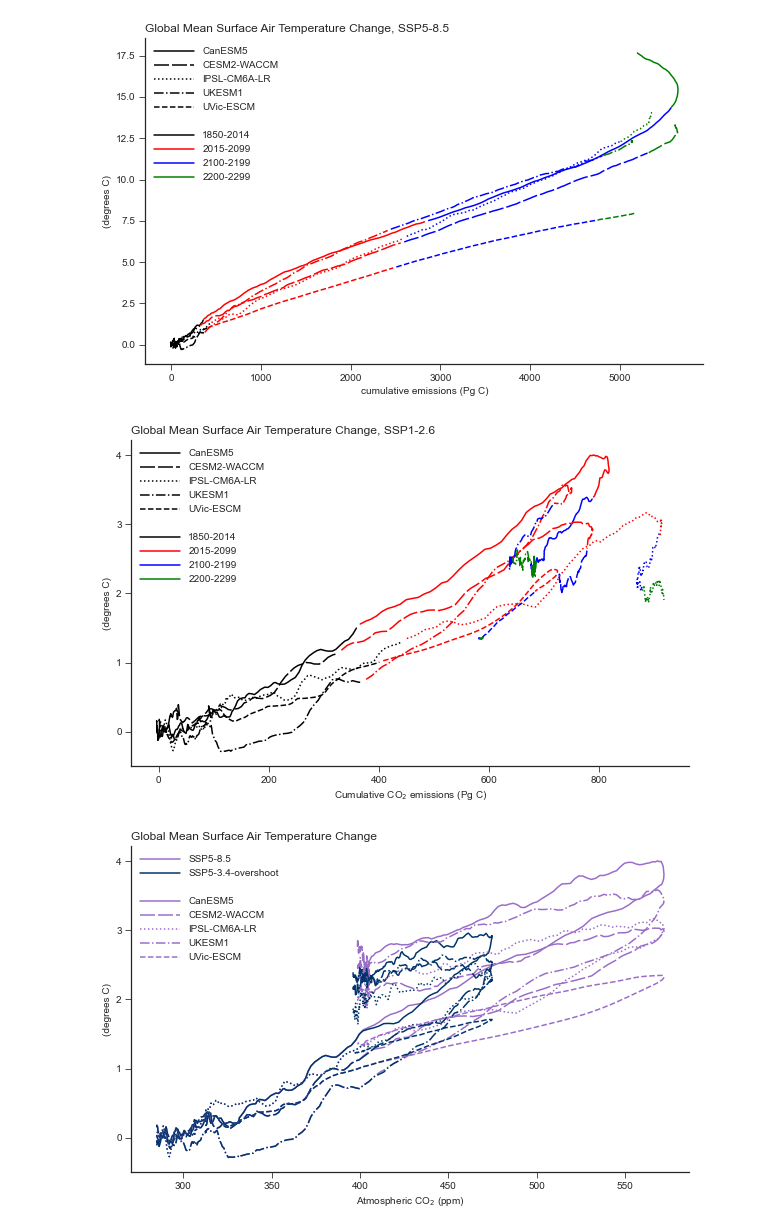
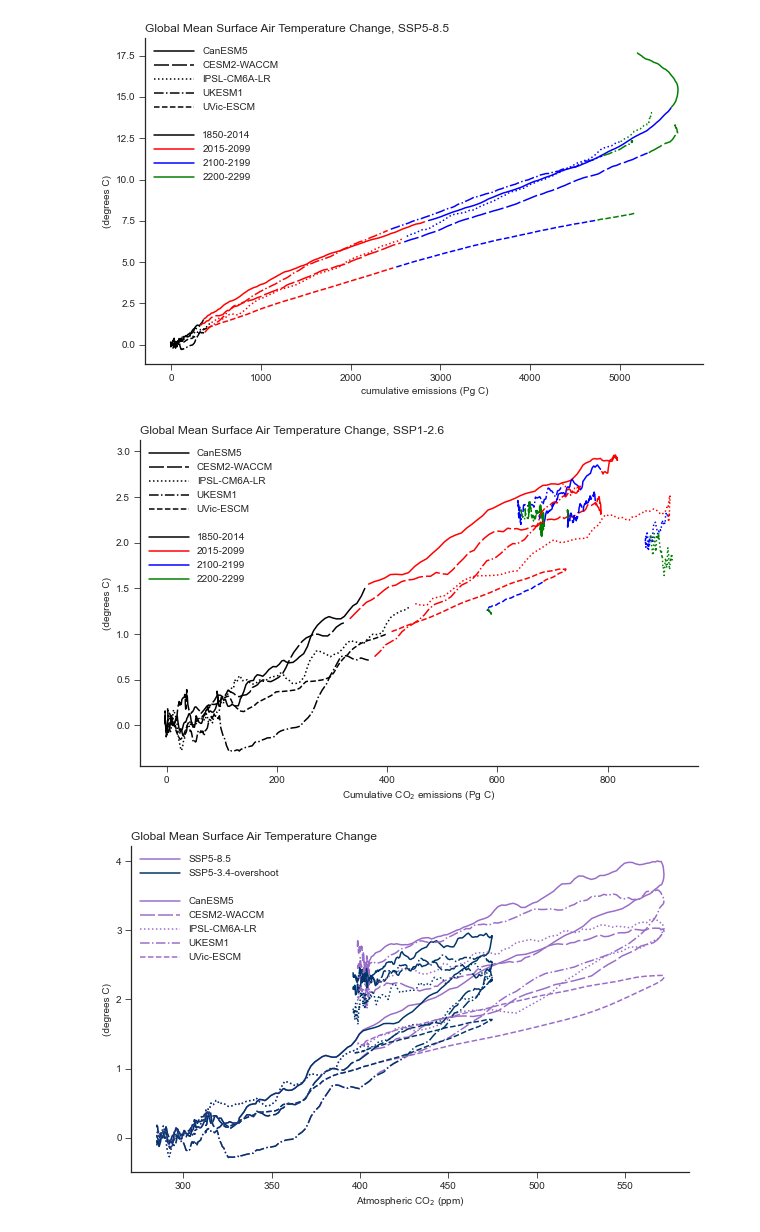
Before and after one commit to ckoven/longterm_carboncycle_three_ssps, a Jupyter notebook: longterm_carboncycle_withssp126.ipynb, the cells around one changed output. Saved outputs shown, nothing was run; the diff lists cells and outputs as text; code cells hidden in the pictures.

Commit message:
updated cesm2 to 2210 and fixed bug

```diff
--- a/longterm_carboncycle_withssp126.ipynb
+++ b/longterm_carboncycle_withssp126.ipynb
@@ -605,6 +605,8 @@ for model_i in range(nmodels):
                 nbpvar = nbpvar * cesm2_zerogppmask
             global_nbp = (nbpvar * sftlfvar.data/100. * areavar.data).sum(dim="lat").sum(dim="lon").compute() * 86400. * 365. * 1e3 * 1e-15
             global_nbp_annual = monthly_to_annual(global_nbp)
+            if models_list[model_i] == 'CESM2-WACCM' and exps_list[exp_i] == 'ssp126':
+                len_cesm2_ssp126 = global_nbp_annual.count()
             try:
                 nbp_trajectories[model_i,exp_i,startyear_exps[exp_i]-startyear_exps[0]:endyear_exps[exp_i]-startyear_exps[0]+1] = global_nbp_annual[startyear_exps[exp_i]-startyear_list[model_i][exp_i]:startyear_exps[exp_i]-startyear_list[model_i][exp_i]+endyear_exps[exp_i]-startyear_exps[exp_i]+1].values
             except:
@@ -1124,8 +1126,9 @@ cum_land_carbon_pgc = nbp_trajectories_2exp.cumsum(dim='time')
 cum_ocn_carbon_pgc = fgco2_trajectories_2exp.cumsum(dim='time')
 
 ### filter out later CESM2-WACCM timepoints
-cum_land_carbon_pgc[1,2,336:] = None
-cum_ocn_carbon_pgc[1,2,336:] = None
+stopind_cesm2_ssp126 = int(len_cesm2_ssp126) + (2015-1850)
+cum_land_carbon_pgc[1,2,stopind_cesm2_ssp126:] = None
+cum_ocn_carbon_pgc[1,2,stopind_cesm2_ssp126:] = None
 
 cum_emissions_pgc = atm_co2_pgc + cum_land_carbon_pgc + cum_ocn_carbon_pgc
 # %%
@@ -1425,7 +1428,7 @@ linelist = []
 for model_i in range(nmodels):
     a1, = ax.plot(cum_emissions_pgc[0,:, model_i], tas_trajectories_2exp[model_i,0,:] - tas_trajectories_2exp[model_i,0,0:years_to_average_gmst].mean(), color=ssp585_color, linestyle=dashlist[model_i])
     a2, = ax.plot(cum_emissions_pgc[1,:, model_i], tas_trajectories_2exp[model_i,1,:] - tas_trajectories_2exp[model_i,0,0:years_to_average_gmst].mean(), color=ssp534os_color, linestyle=dashlist[model_i])
-    a3, = ax.plot(cum_emissions_pgc[2,:, model_i], tas_trajectories_2exp[model_i,1,:] - tas_trajectories_2exp[model_i,0,0:years_to_average_gmst].mean(), color=ssp126_color, linestyle=dashlist[model_i])
+    a3, = ax.plot(cum_emissions_pgc[2,:, model_i], tas_trajectories_2exp[model_i,2,:] - tas_trajectories_2exp[model_i,0,0:years_to_average_gmst].mean(), color=ssp126_color, linestyle=dashlist[model_i])
     if model_i == 0:
         linelist.append(a1)
         linelist.append(a2)
@@ -1480,7 +1483,7 @@ ax = plt.subplot(111)
 linelist = []
 for model_i in range(nmodels):
     a2, = ax.plot(cum_emissions_pgc[1,:, model_i], tas_trajectories_2exp[model_i,1,:] - tas_trajectories_2exp[model_i,0,0:years_to_average_gmst].mean(), color=ssp534os_color, linestyle=dashlist[model_i])
-    a3, = ax.plot(cum_emissions_pgc[2,:, model_i], tas_trajectories_2exp[model_i,1,:] - tas_trajectories_2exp[model_i,0,0:years_to_average_gmst].mean(), color=ssp126_color, linestyle=dashlist[model_i])
+    a3, = ax.plot(cum_emissions_pgc[2,:, model_i], tas_trajectories_2exp[model_i,2,:] - tas_trajectories_2exp[model_i,0,0:years_to_average_gmst].mean(), color=ssp126_color, linestyle=dashlist[model_i])
     if model_i == 0:
         linelist.append(a2)
         linelist.append(a3)
@@ -1571,35 +1574,35 @@ plt.savefig('temp_vs_cumulative_emissions_ssp585_bycentury.png', dpi=300, format
 ### just show the SSP51-2.6, but color based on the century
 ax = plt.subplot(111)
 
 period_list = ['1850-2014','2015-2099','2100-2199','2200-2299']
 period_tstart = np.array([1850,2015,2100,2200], dtype=np.int)-1850
 period_tend = np.array([2015,2100,2200,2300], dtype=np.int)-1850
 colors = ['black','red','blue','green']
 linelist = []
 linelist2 = []
 for model_i in range(nmodels):
     for period_i in range(len(period_list)):
-        a1, = ax.plot(cum_emissions_pgc[2,period_tstart[period_i]:period_tend[period_i], model_i], tas_trajectories_2exp[model_i,1,period_tstart[period_i]:period_tend[period_i]] - tas_trajectories_2exp[model_i,0,0:years_to_average_gmst].mean(), color=colors[period_i], linestyle=dashlist[model_i])
+        a1, = ax.plot(cum_emissions_pgc[2,period_tstart[period_i]:period_tend[period_i], model_i], tas_trajectories_2exp[model_i,2,period_tstart[period_i]:period_tend[period_i]] - tas_trajectories_2exp[model_i,0,0:years_to_average_gmst].mean(), color=colors[period_i], linestyle=dashlist[model_i])
         if period_i == 0:
             linelist.append(a1)
         if model_i == 0:
             if period_i == 0:
                 emptyline, = ax.plot([0.,0.], [0., 0.], linewidth=0.)
                 linelist2.append(emptyline)
             linelist2.append(a1)
 
 #ax.axhline(y=0, dashes=[5,5], color='black', linewidth=1.)
 plt.ylabel('(degrees C)')
 plt.xlabel('Cumulative CO$_2$ emissions (Pg C)')
 plt.title('Global Mean Surface Air Temperature Change, SSP1-2.6',loc='left')
 
 ax.spines['right'].set_visible(False)
 ax.spines['top'].set_visible(False)
 
 plt.legend(linelist+linelist2, list(models_list)+['']+period_list, frameon=False, handlelength=4)
 plt.savefig('temp_vs_cumulative_emissions_ssp126_bycentury.png', dpi=300, format='png')
 # %% [output]
-[figure, old version]
+[figure, new version]
 # %%
 ax = plt.subplot(111)
 
```
Also changed, not shown: parts of 4 cells of this notebook.
